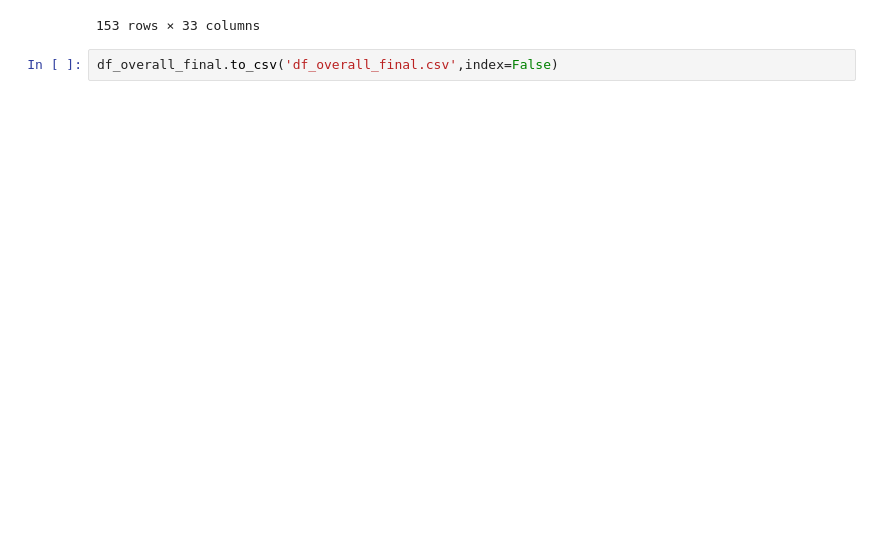
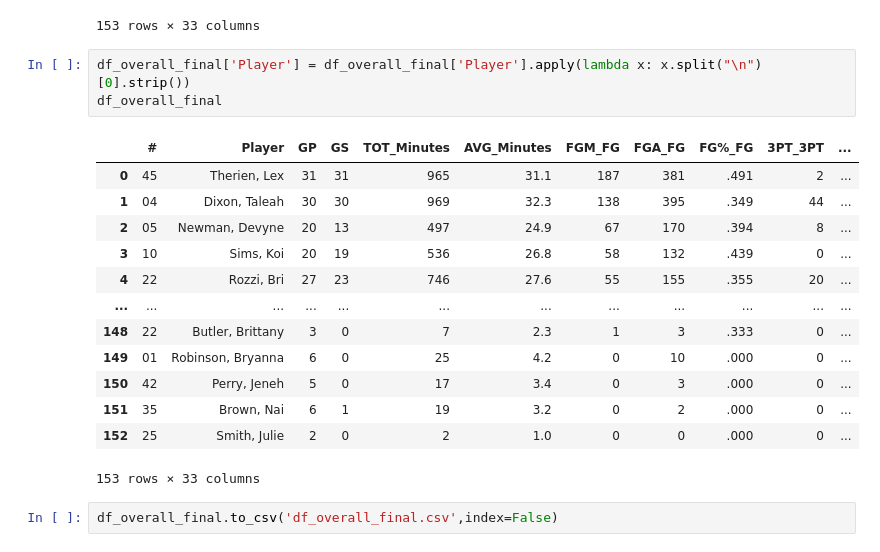
Before and after one commit to necmettinalver/US-Patriot-League, a Jupyter notebook: overall_scraping.ipynb, the cells around one changed output. Saved outputs shown, nothing was run; the diff lists cells and outputs as text; blank space fills up the shorter version.

Commit message:
Player column replaced

```diff
--- a/overall_scraping.ipynb
+++ b/overall_scraping.ipynb
@@ -185,5 +185,22 @@ df_overall_final
 | 151 | 35 | Brown, Nai\n35 Brown, Nai | 6 | 1 | 19 | 3.2 | 0 | 2 | .000 | 0 | ... |
 | 152 | 25 | Smith, Julie\n25 Smith, Julie | 2 | 0 | 2 | 1.0 | 0 | 0 | .000 | 0 | ... |
 153 rows × 33 columns
+# %%
+df_overall_final['Player'] = df_overall_final['Player'].apply(lambda x: x.split("\n")[0].strip())
+df_overall_final
+# %% [output]
+|  | # | Player | GP | GS | TOT_Minutes | AVG_Minutes | FGM_FG | FGA_FG | FG%_FG | 3PT_3PT | ... |
+| 0 | 45 | Therien, Lex | 31 | 31 | 965 | 31.1 | 187 | 381 | .491 | 2 | ... |
+| 1 | 04 | Dixon, Taleah | 30 | 30 | 969 | 32.3 | 138 | 395 | .349 | 44 | ... |
+| 2 | 05 | Newman, Devyne | 20 | 13 | 497 | 24.9 | 67 | 170 | .394 | 8 | ... |
+| 3 | 10 | Sims, Koi | 20 | 19 | 536 | 26.8 | 58 | 132 | .439 | 0 | ... |
+| 4 | 22 | Rozzi, Bri | 27 | 23 | 746 | 27.6 | 55 | 155 | .355 | 20 | ... |
+| ... | ... | ... | ... | ... | ... | ... | ... | ... | ... | ... | ... |
+| 148 | 22 | Butler, Brittany | 3 | 0 | 7 | 2.3 | 1 | 3 | .333 | 0 | ... |
+| 149 | 01 | Robinson, Bryanna | 6 | 0 | 25 | 4.2 | 0 | 10 | .000 | 0 | ... |
+| 150 | 42 | Perry, Jeneh | 5 | 0 | 17 | 3.4 | 0 | 3 | .000 | 0 | ... |
+| 151 | 35 | Brown, Nai | 6 | 1 | 19 | 3.2 | 0 | 2 | .000 | 0 | ... |
+| 152 | 25 | Smith, Julie | 2 | 0 | 2 | 1.0 | 0 | 0 | .000 | 0 | ... |
+153 rows × 33 columns
 # %%
 df_overall_final.to_csv('df_overall_final.csv',index=False)
```
Also changed, not shown: 1 other file.
